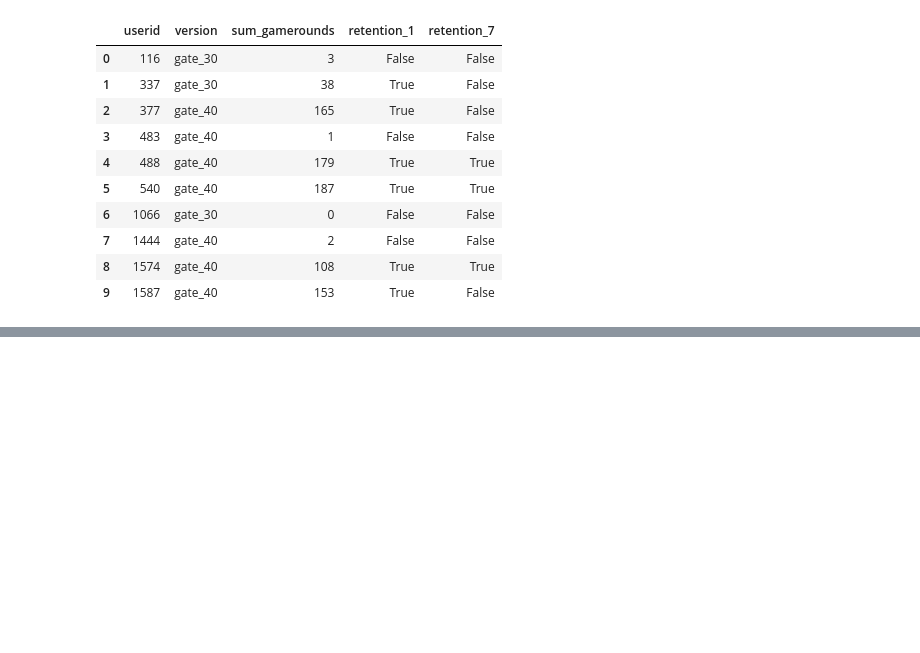
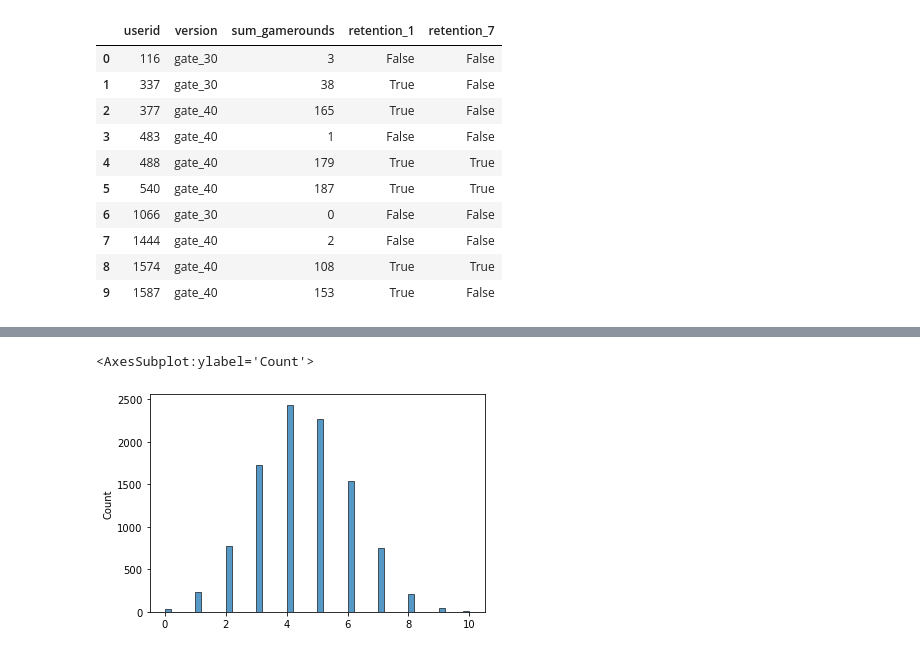
Before and after one commit to smasuno/python, a Jupyter notebook: AB testing example.ipynb, the cells around one changed output, grey strips where cells are left out. Drawn from its saved outputs; the diff is of its cells as text; code cells hidden in the pictures; blank space fills up the shorter version.

```diff
--- a/AB testing example.ipynb
+++ b/AB testing example.ipynb
@@ -58,0 +126,13 @@ $$
+# %%
+def get_binom(sample, N):
+    sample_N = [np.sum(np.random.choice(sample, size=N)) for x in range(10000)]
+    return sample_N
+# %%
+sample_A = df[df.version == 'gate_30'].retention_1
+sample_B = df[df.version == 'gate_40'].retention_1
+
+temp = get_binom(sample_A, 10)
+sns.histplot(temp, bins = 50)
+# %% [output]
+<AxesSubplot:ylabel='Count'>
+[figure, added]
```
Also changed, not shown: parts of 19 cells of this notebook, 1 other file.
